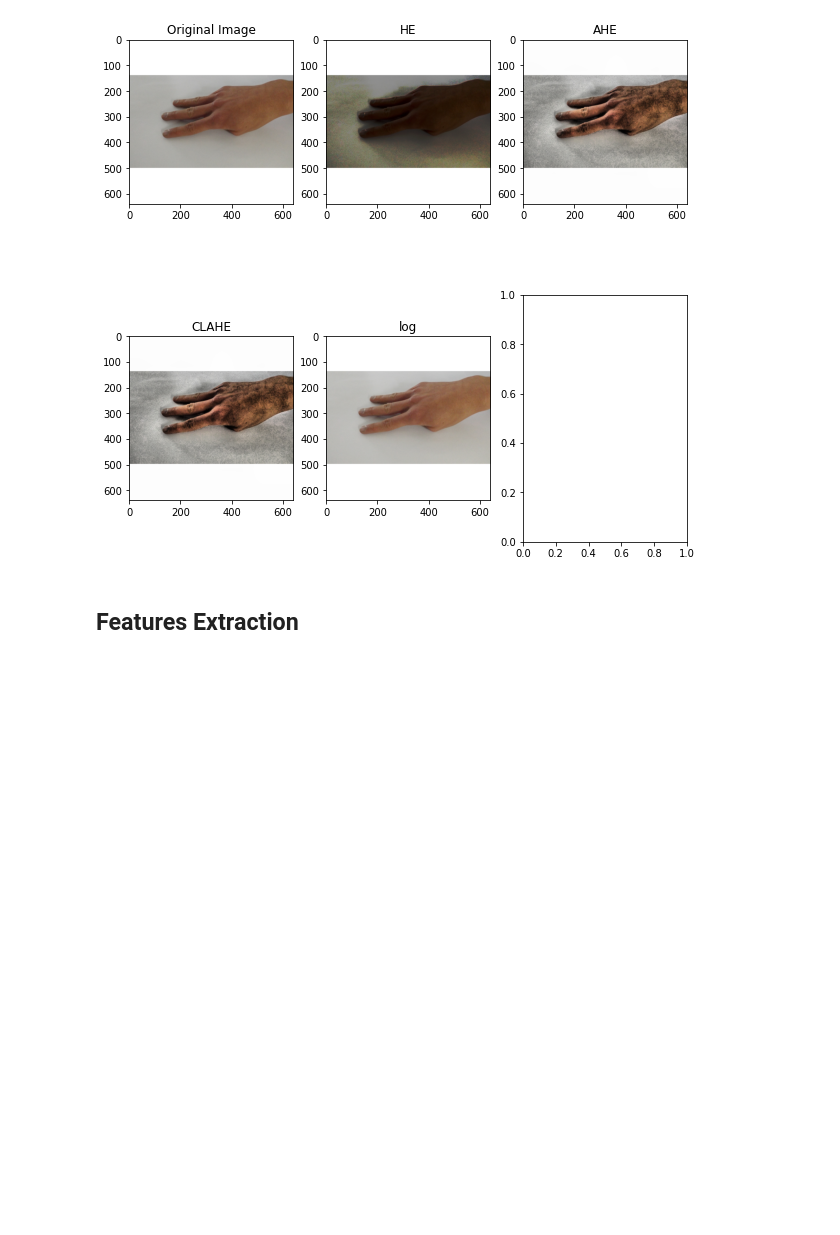
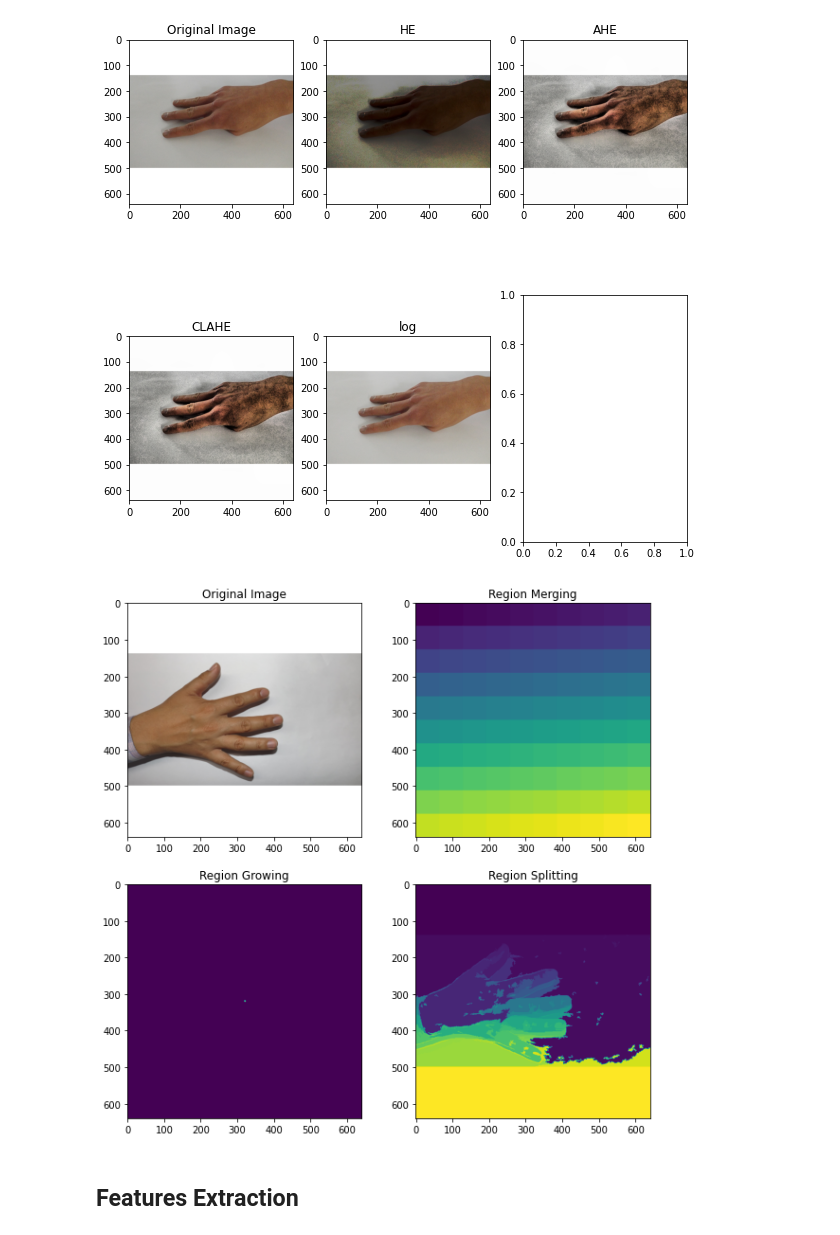
Before and after one commit to MostafaAshraf98/Project-Pattern-Recognition, a Jupyter notebook: main.ipynb, the cells around one changed output. Saved outputs shown, nothing was run; the diff lists cells and outputs as text; code cells hidden in the pictures; blank space fills up the shorter version.

Commit message:
Region Based Segmentation

```diff
--- a/main.ipynb
+++ b/main.ipynb
@@ -143,3 +138,24 @@ plt.show()
+# %%
+index = 681
+region_based_segmentation = RegionBasedSegmentation(method='region_merging')
+region_merging = region_based_segmentation.process(x_train[index])
+region_based_segmentation = RegionBasedSegmentation(method='region_growing')
+region_growing = region_based_segmentation.process(x_train[index])
+region_based_segmentation = RegionBasedSegmentation(method='region_splitting')
+region_splitting = region_based_segmentation.process(x_train[index])
+
+_, ax = plt.subplots(2, 2, figsize=(10, 10))
+ax[0,0].set_title('Original Image')
+ax[0,1].set_title('Region Merging')
+ax[1,0].set_title('Region Growing')
+ax[1,1].set_title('Region Splitting')
+ax[0,0].imshow(x_train[index])
+ax[0,1].imshow(region_merging)
+ax[1,0].imshow(region_growing)
+ax[1,1].imshow(region_splitting)
+plt.show()
+# %% [output]
+[figure, added]
 # %% [markdown]
 ## Features Extraction
 # %%
```
Also changed, not shown: parts of 1 cell of this notebook, 1 other file.
